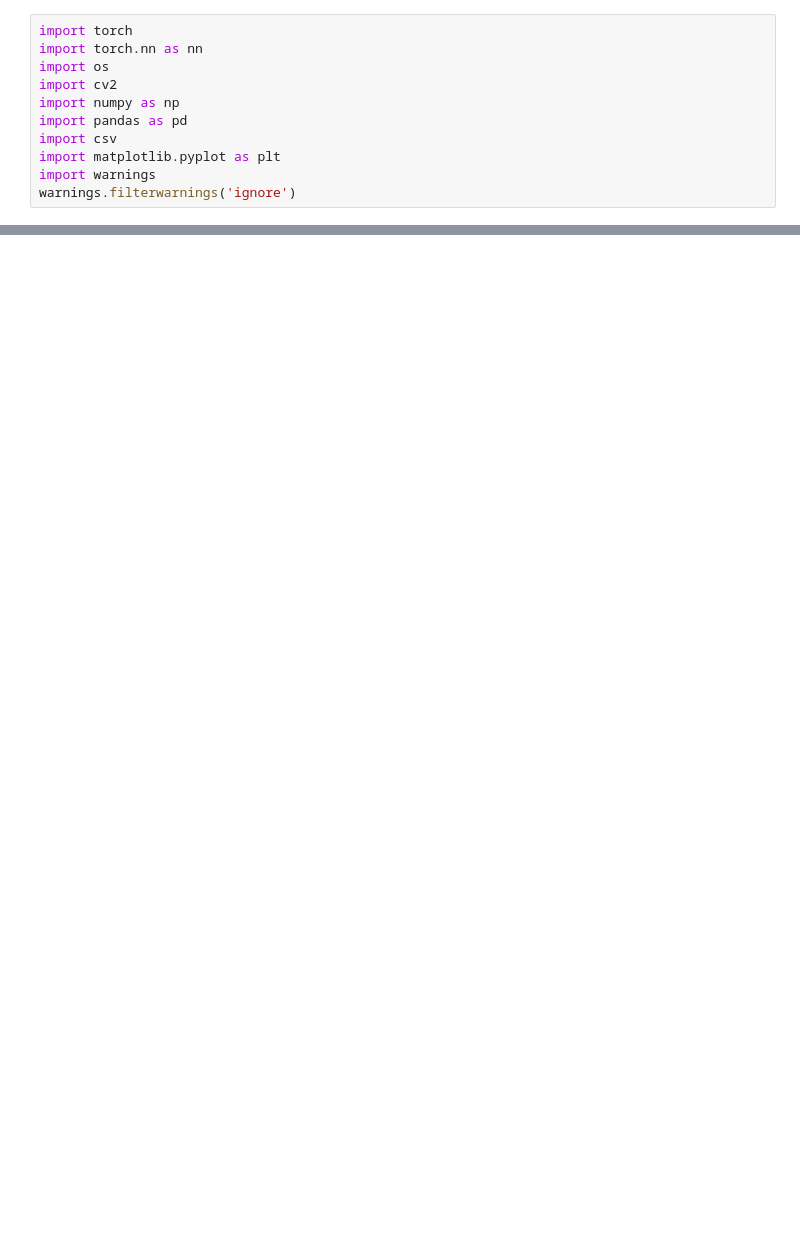
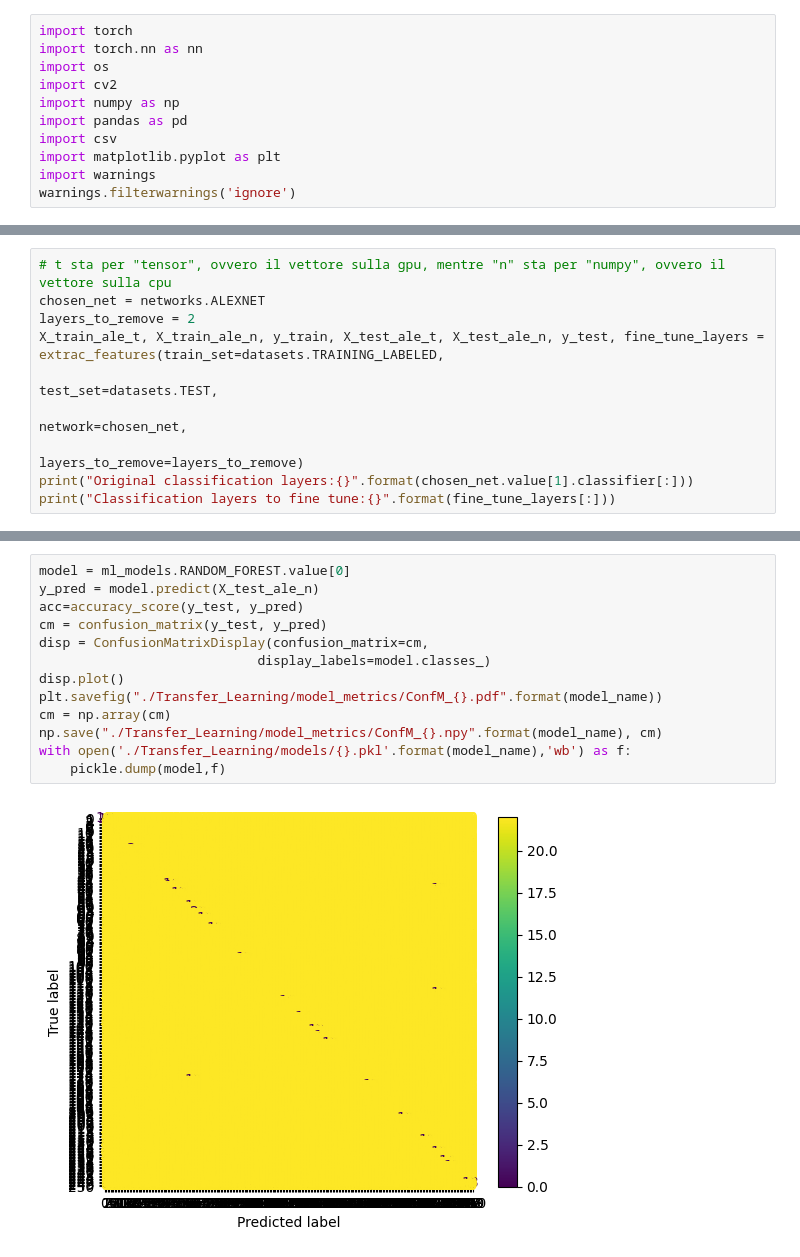
Before and after one commit to Adri261/progettoVIPM, a Jupyter notebook: Transfer_Learning/transfer-learning-with-alexnet.ipynb, the cells around one changed output, grey strips where cells are left out. Drawn from its saved outputs; the diff is of its cells as text; blank space fills up the shorter version.

```diff
--- a/Transfer_Learning/transfer-learning-with-alexnet.ipynb
+++ b/Transfer_Learning/transfer-learning-with-alexnet.ipynb
@@ -314,0 +229,10 @@ Naive Bayes score: 0.805
+# %%
+# t sta per "tensor", ovvero il vettore sulla gpu, mentre "n" sta per "numpy", ovvero il vettore sulla cpu
+chosen_net = networks.ALEXNET
+layers_to_remove = 2
+X_train_ale_t, X_train_ale_n, y_train, X_test_ale_t, X_test_ale_n, y_test, fine_tune_layers = extrac_features(train_set=datasets.TRAINING_LABELED,
+                                                                                            test_set=datasets.TEST,
+                                                                                            network=chosen_net,
+                                                                                            layers_to_remove=layers_to_remove)
+print("Original classification layers:{}".format(chosen_net.value[1].classifier[:]))
+print("Classification layers to fine tune:{}".format(fine_tune_layers[:]))
@@ -314,0 +298,15 @@ Naive Bayes score: 0.805
+# %%
+model = ml_models.RANDOM_FOREST.value[0]
+y_pred = model.predict(X_test_ale_n)
+acc=accuracy_score(y_test, y_pred)
+cm = confusion_matrix(y_test, y_pred)
+disp = ConfusionMatrixDisplay(confusion_matrix=cm,
+                            display_labels=model.classes_)
+disp.plot()
+plt.savefig("./Transfer_Learning/model_metrics/ConfM_{}.pdf".format(model_name))
+cm = np.array(cm)
+np.save("./Transfer_Learning/model_metrics/ConfM_{}.npy".format(model_name), cm)
+with open('./Transfer_Learning/models/{}.pkl'.format(model_name),'wb') as f:
+    pickle.dump(model,f)
+# %% [output]
+[figure, added]
```
Also changed, not shown: parts of 20 cells of this notebook, 2 other files.
